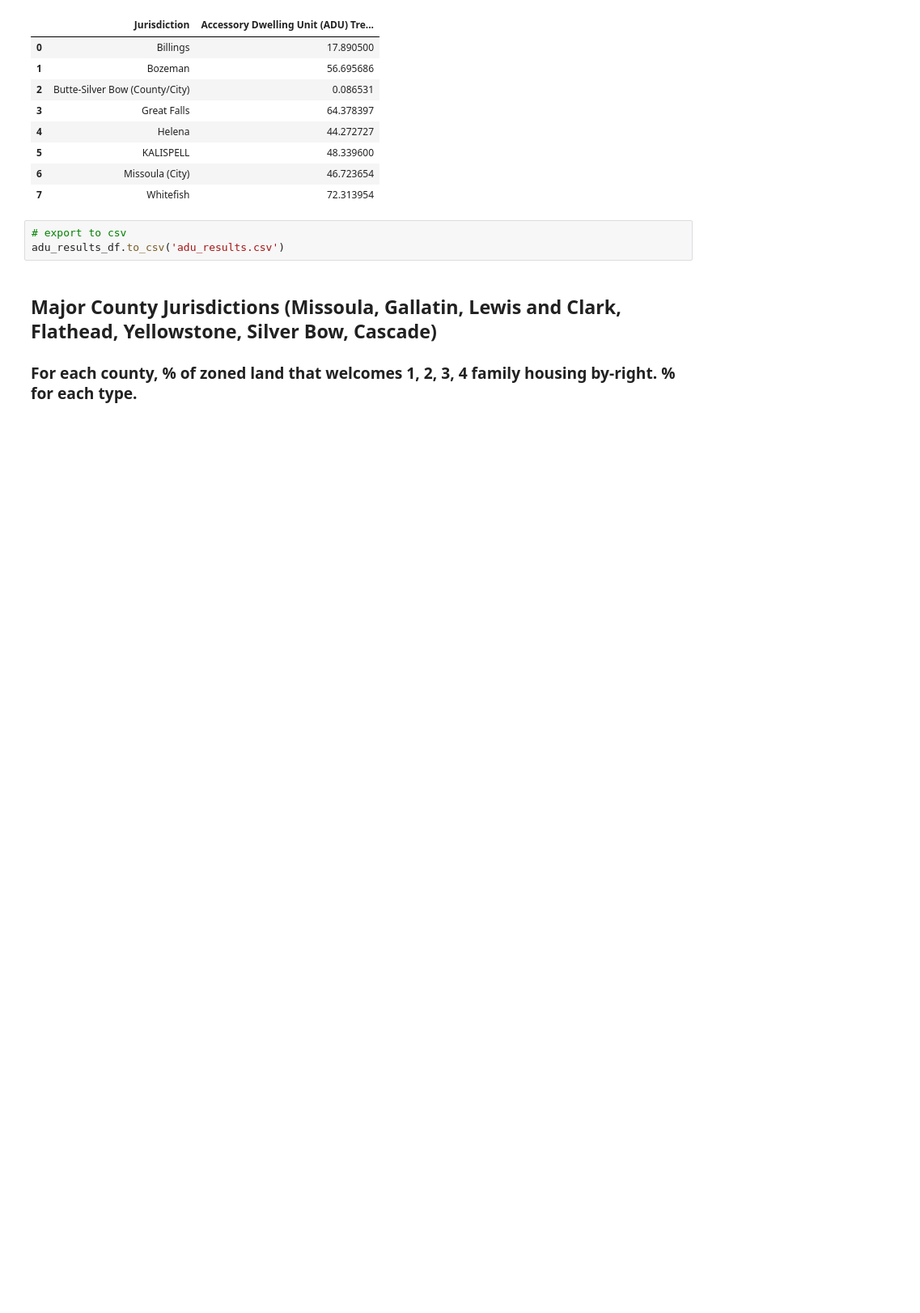
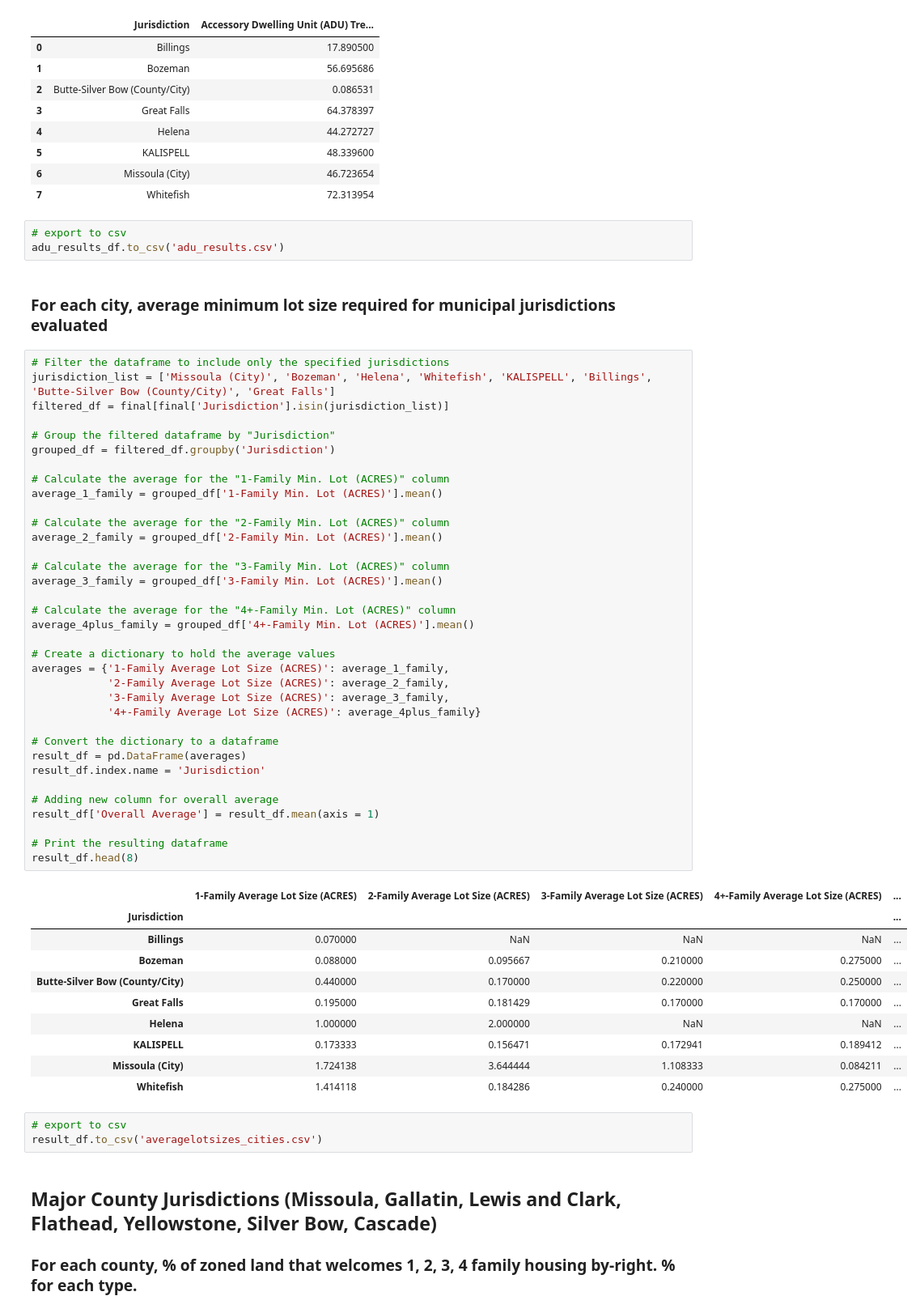
Before and after one commit to National-Zoning-Atlas/MontanaAtlas, a Jupyter notebook: CombineJurisdictions.ipynb, the cells around one changed output. Shown at 81% size. Saved outputs shown, nothing was run; the diff lists cells and outputs as text; blank space fills up the shorter version.

```diff
--- a/CombineJurisdictions.ipynb
+++ b/CombineJurisdictions.ipynb
@@ -673,6 +706,57 @@ adu_results_df.head(8)
 # %%
 # export to csv
 adu_results_df.to_csv('adu_results.csv')
+# %% [markdown]
+### For each city, average minimum lot size required for municipal jurisdictions evaluated
+# %%
+# Filter the dataframe to include only the specified jurisdictions
+jurisdiction_list = ['Missoula (City)', 'Bozeman', 'Helena', 'Whitefish', 'KALISPELL', 'Billings', 'Butte-Silver Bow (County/City)', 'Great Falls']
+filtered_df = final[final['Jurisdiction'].isin(jurisdiction_list)]
+
+# Group the filtered dataframe by "Jurisdiction"
+grouped_df = filtered_df.groupby('Jurisdiction')
+
+# Calculate the average for the "1-Family Min. Lot (ACRES)" column
+average_1_family = grouped_df['1-Family Min. Lot (ACRES)'].mean()
+
+# Calculate the average for the "2-Family Min. Lot (ACRES)" column
+average_2_family = grouped_df['2-Family Min. Lot (ACRES)'].mean()
+
+# Calculate the average for the "3-Family Min. Lot (ACRES)" column
+average_3_family = grouped_df['3-Family Min. Lot (ACRES)'].mean()
+
+# Calculate the average for the "4+-Family Min. Lot (ACRES)" column
+average_4plus_family = grouped_df['4+-Family Min. Lot (ACRES)'].mean()
+
+# Create a dictionary to hold the average values
+averages = {'1-Family Average Lot Size (ACRES)': average_1_family,
+            '2-Family Average Lot Size (ACRES)': average_2_family,
+            '3-Family Average Lot Size (ACRES)': average_3_family,
+            '4+-Family Average Lot Size (ACRES)': average_4plus_family}
+
+# Convert the dictionary to a dataframe
+result_df = pd.DataFrame(averages)
+result_df.index.name = 'Jurisdiction'
+
+# Adding new column for overall average
+result_df['Overall Average'] = result_df.mean(axis = 1)
+
+# Print the resulting dataframe
+result_df.head(8)
+# %% [output]
+|  | 1-Family Average Lot Size (ACRES) | 2-Family Average Lot Size (ACRES) | 3-Family Average Lot Size (ACRES) | 4+-Family Average Lot Size (ACRES) | ... |
+| Jurisdiction |  |  |  |  | ... |
+| Billings | 0.070000 | NaN | NaN | NaN | ... |
+| Bozeman | 0.088000 | 0.095667 | 0.210000 | 0.275000 | ... |
+| Butte-Silver Bow (County/City) | 0.440000 | 0.170000 | 0.220000 | 0.250000 | ... |
+| Great Falls | 0.195000 | 0.181429 | 0.170000 | 0.170000 | ... |
+| Helena | 1.000000 | 2.000000 | NaN | NaN | ... |
+| KALISPELL | 0.173333 | 0.156471 | 0.172941 | 0.189412 | ... |
+| Missoula (City) | 1.724138 | 3.644444 | 1.108333 | 0.084211 | ... |
+| Whitefish | 1.414118 | 0.184286 | 0.240000 | 0.275000 | ... |
+# %%
+# export to csv
+result_df.to_csv('averagelotsizes_cities.csv')
 # %% [markdown]
 ## Major County Jurisdictions (Missoula, Gallatin, Lewis and Clark, Flathead, Yellowstone, Silver Bow, Cascade)
 ### For each county, % of zoned land that welcomes 1, 2, 3, 4 family housing by-right. % for each type.
```
Also changed, not shown: parts of 15 cells of this notebook, 1 other file.
